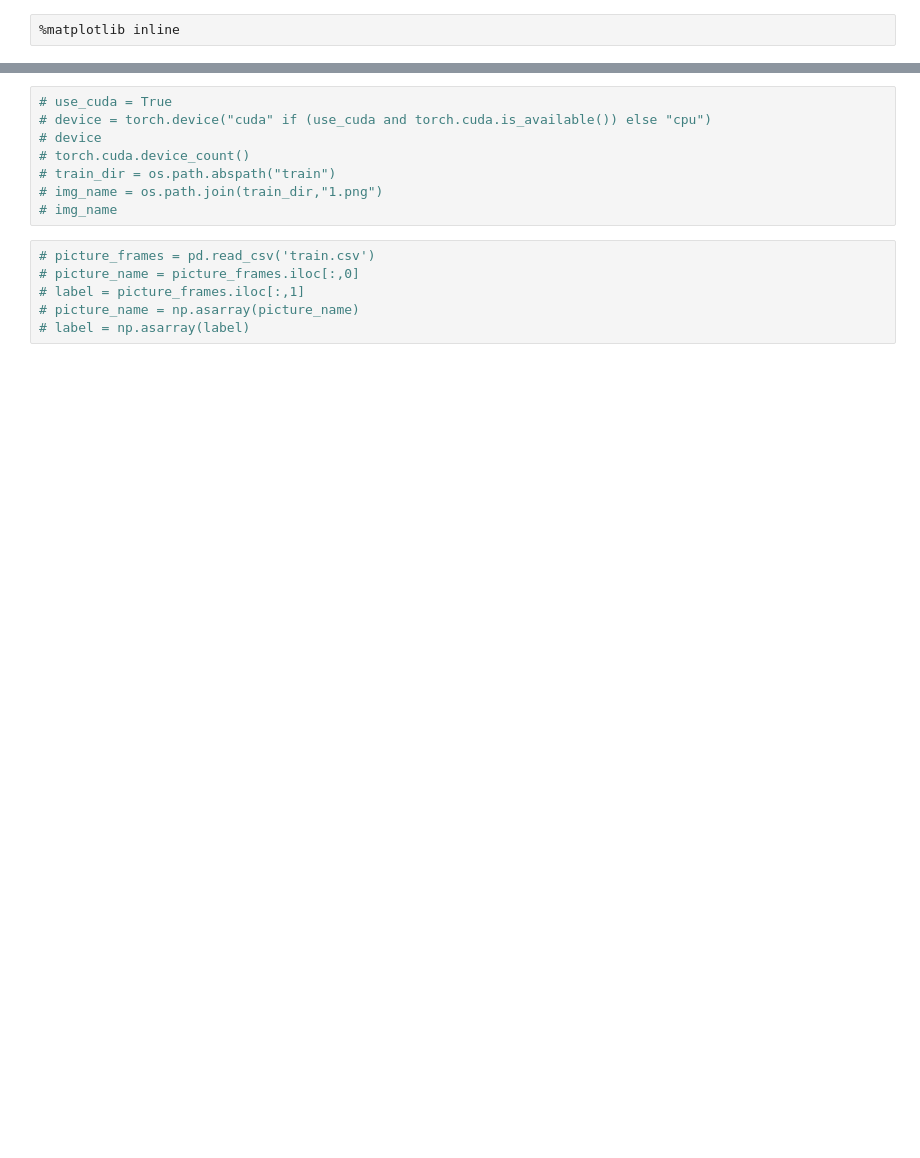
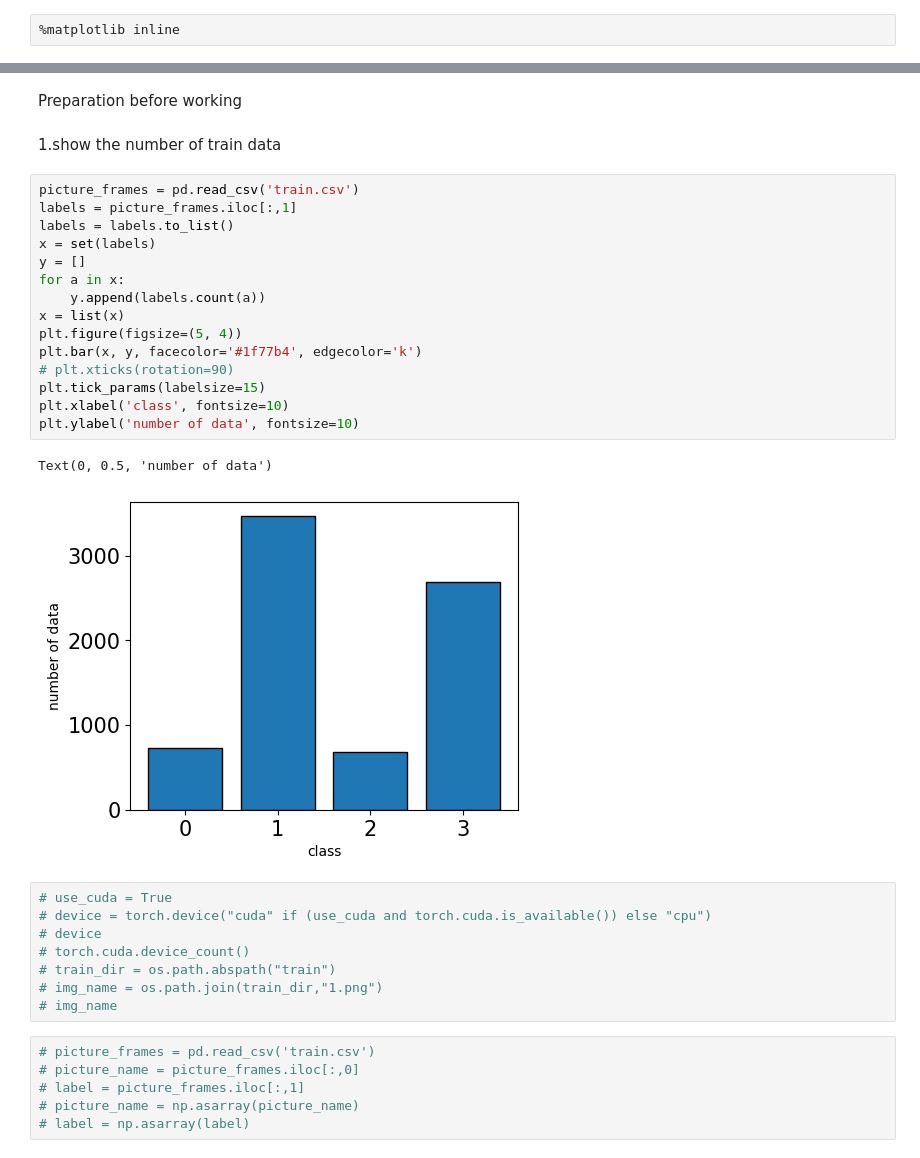
Before and after one commit to haowanwuyifan/python_code, a Jupyter notebook: deep learning coursework/coursework.ipynb, the cells around one changed output, grey strips where cells are left out. Saved outputs shown, nothing was run; the diff lists cells and outputs as text; blank space fills up the shorter version.

```diff
--- a/deep learning coursework/coursework.ipynb
+++ b/deep learning coursework/coursework.ipynb
@@ -17,3 +24,25 @@ import os
+# %% [markdown]
+Preparation before working
+# %% [markdown]
+1.show the number of train data
+# %%
+picture_frames = pd.read_csv('train.csv')
+labels = picture_frames.iloc[:,1]
+labels = labels.to_list()
+x = set(labels)
+y = []
+for a in x:
+    y.append(labels.count(a))
+x = list(x)
+plt.figure(figsize=(5, 4))
+plt.bar(x, y, facecolor='#1f77b4', edgecolor='k')
+# plt.xticks(rotation=90)
+plt.tick_params(labelsize=15)
+plt.xlabel('class', fontsize=10)
+plt.ylabel('number of data', fontsize=10)
+# %% [output]
+Text(0, 0.5, 'number of data')
+[figure, added]
 # %%
 # use_cuda = True
 # device = torch.device("cuda" if (use_cuda and torch.cuda.is_available()) else "cpu")
```
Also changed, not shown: parts of 27 cells of this notebook.
